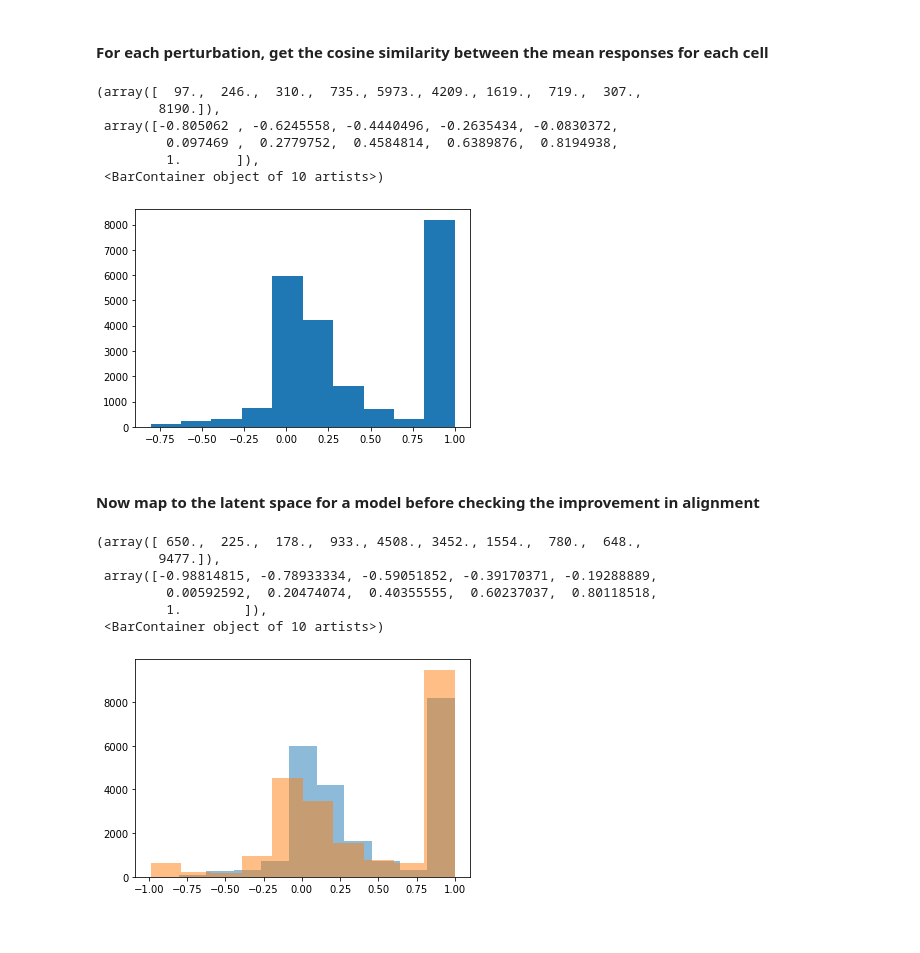
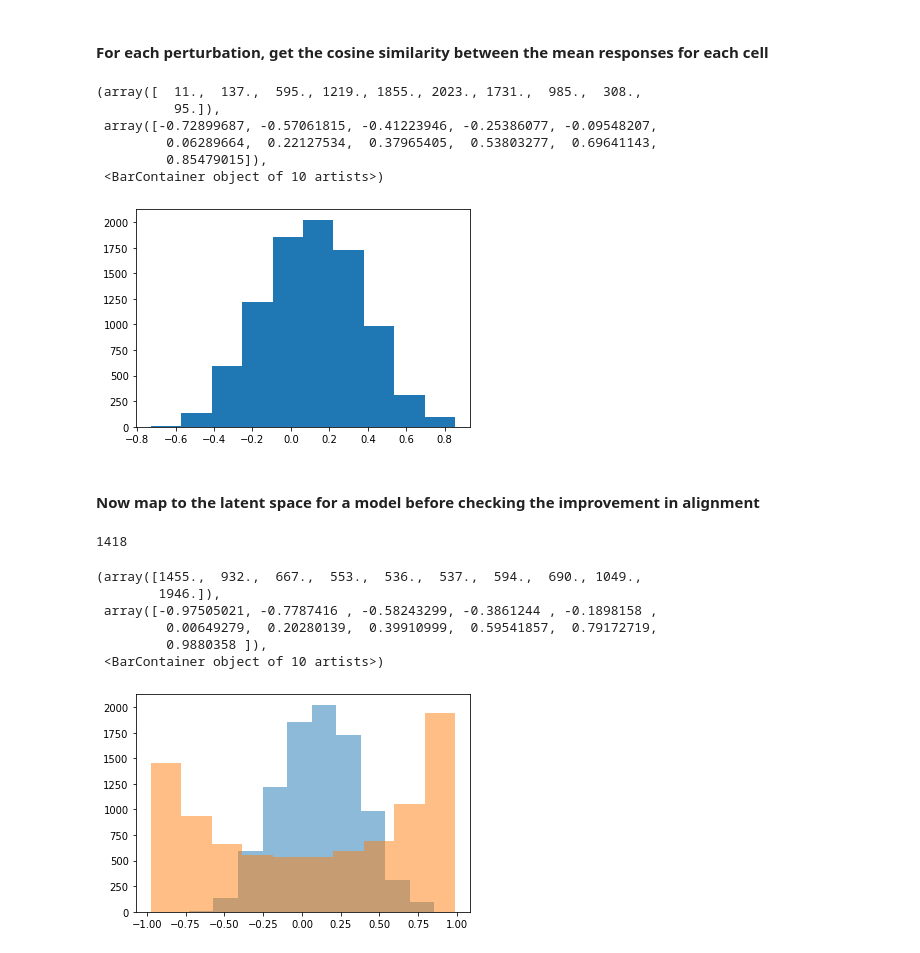
Before and after one commit to aaron-troy/HFpEF_drug_repurposing, a Jupyter notebook: code_results_evaluation/alignment_assessment_counts.ipynb, the cells around one changed output. Cells and saved outputs as stored; diff of their text form; code cells hidden in the pictures.

Commit message:
upt cnts eval for non avg cos, diff. groupings

```diff
--- a/code_results_evaluation/alignment_assessment_counts.ipynb
+++ b/code_results_evaluation/alignment_assessment_counts.ipynb
@@ -90,8 +107,10 @@ def get_mean_vec_from_control(all_vectors, vec_group_dict, cnt_condition = "DMSO
 
         # If we're looking at the control condition for a cell, keep the mean separate.
         # Use PCA + k-means clustering to eliminate samples from the smaller batch
-        if(k[0] == cnt_condition):
+        if(cnt_condition in k[0]):
 
+            # Often the control response will contain more than one cluster due to batch effects. Using only the largest cluster
+            # for normalization cleans things up.
             if batch_cor and len(group_vectors) > 1:
                 # PCA
                 pca = PCA(n_components=2)
@@ -122,7 +141,6 @@ def get_mean_vec_from_control(all_vectors, vec_group_dict, cnt_condition = "DMSO
             group_mean_vectors[k] = np.mean(list(group_vectors.values()), axis = 0)
 
 
-
     # Stubtract the mean control vector from everything for each group. Drop cnt vectors and those without a control
     cnt_normed_mean_vectors = group_mean_vectors.copy()
 
@@ -141,7 +159,7 @@ mean_vectors_native = get_mean_vec_from_control(lincs_vectors, pert_cell_vector_
 # %% [markdown]
 #### For each perturbation, get the cosine similarity between the mean responses for each cell
 # %%
-def get_group_cos_sims(all_vectors, meta_df, grp_id = 'pert_iname', ind_id = 'cell_id'):
+def get_group_cos_sims(all_vectors, meta_df, grp_id = 'pert_iname', ind_id = 'cell_id', mean = True):
 
     # Remove any meta data entries tha don't have corresponding vectors
     grps, inds = (zip(*mean_vectors_native.keys()))
@@ -155,20 +173,21 @@ def get_group_cos_sims(all_vectors, meta_df, grp_id = 'pert_iname', ind_id = 'ce
 
         grp_vectors = [all_vectors[(grp, ind)] for (grp, ind) in keys]
 
-        grp_cos_sims[grp] = combs_cos_sim(grp_vectors)
+        if (len(grp_vectors) > 1):
+            grp_cos_sims[grp] = combs_cos_sim(grp_vectors, mean = mean)
 
     return grp_cos_sims
 
-native_cos_sims = get_group_cos_sims(mean_vectors_native, meta_data, grp_id = 'pert_iname', ind_id = 'cell_id')
+native_cos_sims = get_group_cos_sims(mean_vectors_native, meta_data, grp_id = 'pert_iname', ind_id = 'cell_id', mean = False)
 # %%
-plt.hist(native_cos_sims.values())
+plt.hist([item for sublist in list(native_cos_sims.values()) for item in sublist])
 # %% [output]
-(array([  97.,  246.,  310.,  735., 5973., 4209., 1619.,  719.,  307.,
-        8190.]),
- array([-0.805062 , -0.6245558, -0.4440496, -0.2635434, -0.0830372,
-         0.097469 ,  0.2779752,  0.4584814,  0.6389876,  0.8194938,
-         1.       ]),
+(array([  11.,  137.,  595., 1219., 1855., 2023., 1731.,  985.,  308.,
+          95.]),
+ array([-0.72899687, -0.57061815, -0.41223946, -0.25386077, -0.09548207,
+         0.06289664,  0.22127534,  0.37965405,  0.53803277,  0.69641143,
+         0.85479015]),
  <BarContainer object of 10 artists>)
-[figure, old version]
+[figure, new version]
 # %%
 def get_latent_rep(native_vectors, model_path):
@@ -206,19 +228,23 @@ def get_latent_rep(native_vectors, model_path):
 # %% [markdown]
 #### Now map to the latent space for a model before checking the improvement in alignment
 # %%
-latent_vectors = get_latent_rep(lincs_vectors, "../trained_model_parameters/5.65e-06_counts150epoch_leakyReLu_960_1000_model_best.pth")
+latent_vectors = get_latent_rep(lincs_vectors, "../trained_model_parameters/LeakyReLu/5.93e-06_counts150epoch_leakyReLu_960_1024_model_best.pth")
 # %%
 mean_vectors_latent = get_mean_vec_from_control(latent_vectors, pert_cell_vector_dict, cnt_condition = "DMSO", batch_cor = True)
 # %%
-latent_cos_sims = get_group_cos_sims(mean_vectors_latent, meta_data, grp_id = 'pert_iname', ind_id = 'cell_id')
+latent_cos_sims = get_group_cos_sims(mean_vectors_latent, meta_data, grp_id = 'pert_iname', ind_id = 'cell_id', mean = False)
+# %%
+len(latent_cos_sims)
+# %% [output]
+1418
 # %%
-plt.hist(native_cos_sims.values(), alpha = 0.5)
-plt.hist(latent_cos_sims.values(), alpha = 0.5)
+plt.hist([item for sublist in list(native_cos_sims.values()) for item in sublist], alpha = 0.5)
+plt.hist([item for sublist in list(latent_cos_sims.values()) for item in sublist], alpha = 0.5)
 # %% [output]
-(array([ 650.,  225.,  178.,  933., 4508., 3452., 1554.,  780.,  648.,
-        9477.]),
- array([-0.98814815, -0.78933334, -0.59051852, -0.39170371, -0.19288889,
-         0.00592592,  0.20474074,  0.40355555,  0.60237037,  0.80118518,
-         1.        ]),
+(array([1455.,  932.,  667.,  553.,  536.,  537.,  594.,  690., 1049.,
+        1946.]),
+ array([-0.97505021, -0.7787416 , -0.58243299, -0.3861244 , -0.1898158 ,
+         0.00649279,  0.20280139,  0.39910999,  0.59541857,  0.79172719,
+         0.9880358 ]),
  <BarContainer object of 10 artists>)
-[figure, old version]
+[figure, new version]
```
Also changed, not shown: parts of 13 cells of this notebook.
